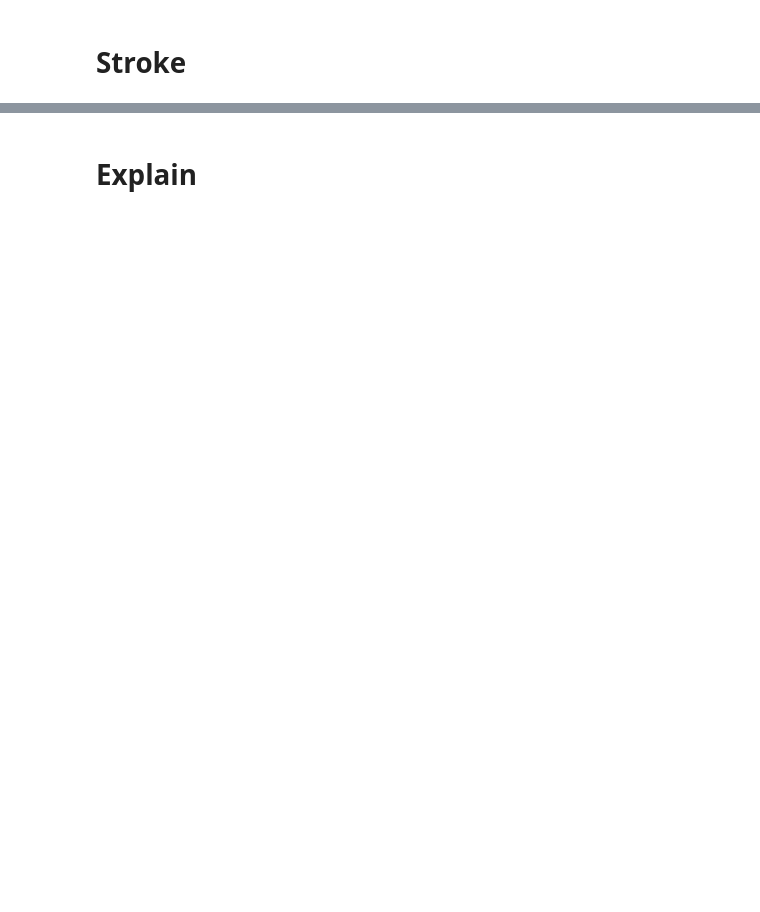
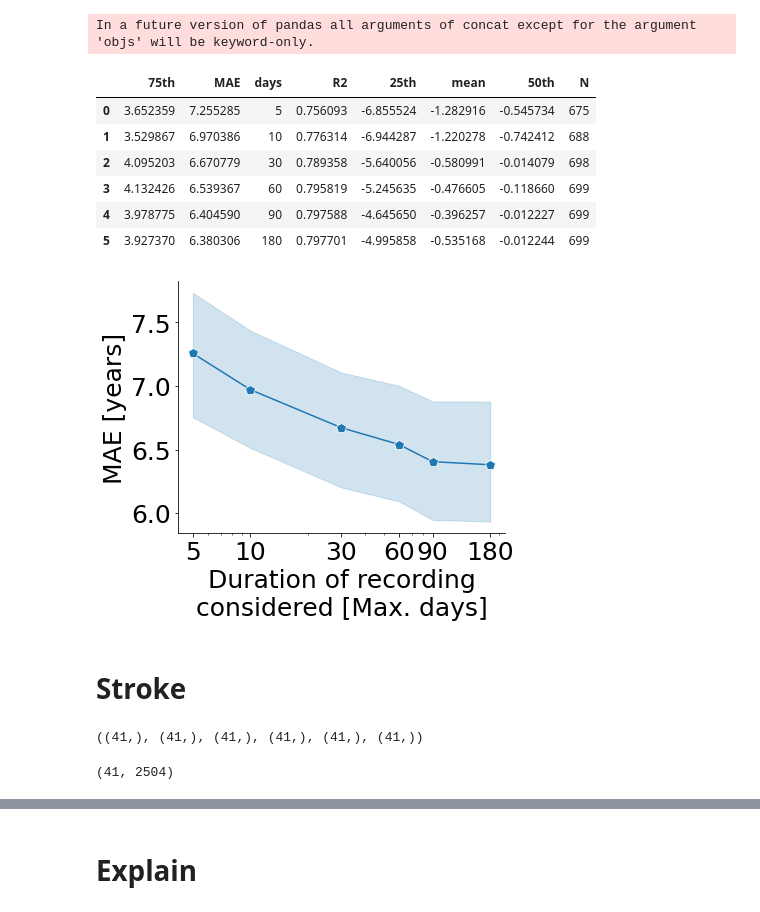
Before and after one commit to codelableidenvelux/BehavioralAge_2022, a Jupyter notebook: tap2age_xg.ipynb, the cells around one changed output, grey strips where cells are left out. Drawn from its saved outputs; the diff is of its cells as text; code cells hidden in the pictures; blank space fills up the shorter version.

```diff
--- a/tap2age_xg.ipynb
+++ b/tap2age_xg.ipynb
@@ -358,6 +553,6 @@ plt.savefig("figures/xgboost/figure_1_panel_e.pdf")
 # %%
 kf = KFold(n_splits=10, shuffle=True)
-
+TH = 1
 all_test_pred = []
 all_test_true = []
 all_regr_sp = []
@@ -409,7 +604,7 @@ for train_index, test_index in kf.split(X_sp):
     X_df_test = pd.DataFrame(X_d)
     X_df_test = X_df_test.rename(columns=new_names)
 
-    model = xgb.XGBRegressor(n_estimators=559, tree_method='gpu_hist', **params).fit(X_df_train, y_tr)
+    model = xgb.XGBRegressor(n_estimators=len(xgb_cv), **params).fit(X_df_train, y_tr)
     all_regr_sp.append(model)
     pred_vals_train = model.predict(X_df_train)
     pred_vals_test = model.predict(X_df_test)
@@ -466,7 +672,7 @@ ax.get_xaxis().set_major_formatter(matplotlib.ticker.ScalarFormatter())
 ax.spines['right'].set_visible(False)
 ax.spines['top'].set_visible(False)
 plt.tight_layout()
-plt.savefig('figures/xgboost/figure_1_panel_d.pdf')
+plt.savefig('figures/v18/figure_1_panel_d.pdf')
 
 df_fig1pand = pd.DataFrame(columns={'N', '25th', '50th', '75th', 'mean', 'MAE', 'R2', 'days'})
 df_fig1pand['days'] = ['5', '10', '30', '60', '90', '180']
@@ -494,38 +700,48 @@ df_fig1pand['50th'] = [np.percentile(a[a['days'] == 5]['error'], 50),
 df_fig1pand['75th'] = [np.percentile(a[a['days'] == 5]['error'], 75),
                        np.percentile(a[a['days'] == 10]['error'], 75),
                        np.percentile(a[a['days'] == 30]['error'], 75),
                        np.percentile(a[a['days'] == 60]['error'], 75),
                        np.percentile(a[a['days'] == 90]['error'], 75),
                        np.percentile(a[a['days'] == 180]['error'], 75)]
 
 df_fig1pand['mean'] = [np.mean(a[a['days'] == 5]['error']),
                        np.mean(a[a['days'] == 10]['error']),
                        np.mean(a[a['days'] == 30]['error']),
                        np.mean(a[a['days'] == 60]['error']),
                        np.mean(a[a['days'] == 90]['error']),
                        np.mean(a[a['days'] == 180]['error'])]
 
 df_fig1pand['MAE'] = [np.mean(a[a['days'] == 5]['error'].abs()),
                       np.mean(a[a['days'] == 10]['error'].abs()),
                       np.mean(a[a['days'] == 30]['error'].abs()),
                       np.mean(a[a['days'] == 60]['error'].abs()),
                       np.mean(a[a['days'] == 90]['error'].abs()),
                       np.mean(a[a['days'] == 180]['error'].abs())]
 
 df_fig1pand['R2'] = [r2_score(all_r2_true[5], all_r2_pred[5]),
                       r2_score(all_r2_true[4], all_r2_pred[4]),
                       r2_score(all_r2_true[3], all_r2_pred[3]),
                       r2_score(all_r2_true[2], all_r2_pred[2]),
                       r2_score(all_r2_true[1], all_r2_pred[1]),
                       r2_score(all_r2_true[0], all_r2_pred[0]),
                      ]
 
-df_fig1pand.to_csv('figures/xgboost/figure_1_panel_d.csv', index=False)
+df_fig1pand.to_csv('figures/v18/figure_1_panel_d.csv', index=False)
 df_fig1pand
+# %% [output]
+In a future version of pandas all arguments of concat except for the argument 'objs' will be keyword-only.
+|  | 75th | MAE | days | R2 | 25th | mean | 50th | N |
+| 0 | 3.652359 | 7.255285 | 5 | 0.756093 | -6.855524 | -1.282916 | -0.545734 | 675 |
+| 1 | 3.529867 | 6.970386 | 10 | 0.776314 | -6.944287 | -1.220278 | -0.742412 | 688 |
+| 2 | 4.095203 | 6.670779 | 30 | 0.789358 | -5.640056 | -0.580991 | -0.014079 | 698 |
+| 3 | 4.132426 | 6.539367 | 60 | 0.795819 | -5.245635 | -0.476605 | -0.118660 | 699 |
+| 4 | 3.978775 | 6.404590 | 90 | 0.797588 | -4.645650 | -0.396257 | -0.012227 | 699 |
+| 5 | 3.927370 | 6.380306 | 180 | 0.797701 | -4.995858 | -0.535168 | -0.012244 | 699 |
+[figure, added]
 # %% [markdown]
 # Stroke
 # %%
-Xy_stroke_all = loadmat('ml_age_STROKE_data_v14.mat')
+Xy_stroke_all = loadmat('./data/ml_age_STROKE_data_v18.mat')
 X_stroke_all = np.squeeze(Xy_stroke_all['X_all'])
 y_stroke_all = np.squeeze(Xy_stroke_all['y_all'])
 g_stroke_all = np.squeeze(Xy_stroke_all['g_all'])
@@ -533,6 +749,8 @@ u_stroke_all = np.squeeze(Xy_stroke_all['u_all'])
 e_stroke_all = np.squeeze(Xy_stroke_all['e_all'])
 s_stroke_all = np.squeeze(Xy_stroke_all['s_all'])
 print((X_stroke_all.shape, y_stroke_all.shape, g_stroke_all.shape, u_stroke_all.shape, e_stroke_all.shape, s_stroke_all.shape))
+# %% [output]
+((41,), (41,), (41,), (41,), (41,), (41,))
 # %%
 X_stroke_test = X_stroke_all[:]
 y_stroke_test = y_stroke_all[:]
@@ -543,7 +761,7 @@ s_stroke_test = s_stroke_all[:]
 
 # only first
 X_stroke_sub_test = np.array([a[:, 0] for a in X_stroke_test])
-y_stroke_sub_test = np.squeeze(np.array([a[0] for a in y_stroke_test]))
+y_stroke_sub_test = np.squeeze(np.array([np.int32(a[0]) for a in y_stroke_test]))
 g_stroke_sub_test = np.array([a[0] for a in g_stroke_test]) * 1
 u_stroke_sub_test = np.log10(np.array([a[0] for a in u_stroke_test]) + 1e-15) * 1
 e_stroke_sub_test = np.array([a[0] for a in e_stroke_test]) * 1
@@ -553,6 +771,8 @@ s_stroke_sub_test = np.array([a[0] for a in s_stroke_test])
 # put tog.
 X_stroke_test = np.concatenate([X_stroke_sub_test[:, :], g_stroke_sub_test, u_stroke_sub_test, e_stroke_sub_test, s_stroke_sub_test], -1)
 print(X_stroke_test.shape)
+# %% [output]
+(41, 2504)
 # %%
 X_s_df = pd.DataFrame(X_stroke_test)
 X_s_df = X_s_df.rename(columns=new_names)
```
Also changed, not shown: parts of 67 cells of this notebook, 1 other file.
